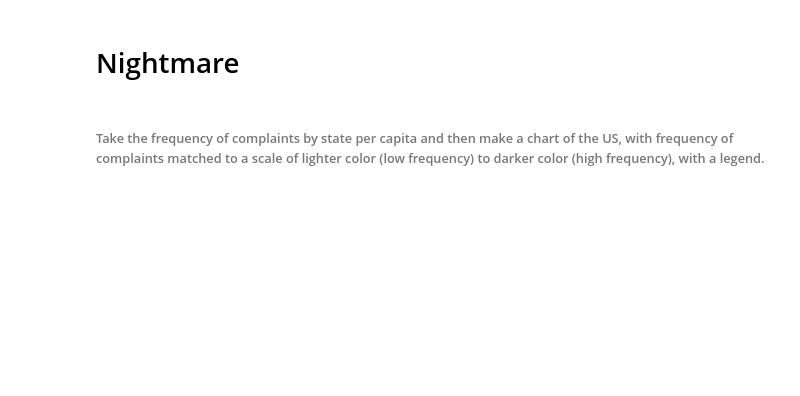
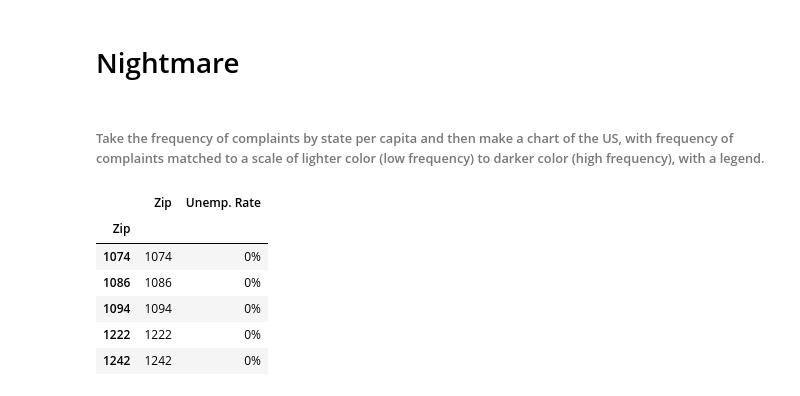
Before and after one commit to tiyd-python-2015-01/consumer-complaints, a Jupyter notebook: consumer_complaints.ipynb, the cells around one changed output. Drawn from its saved outputs; the diff is of its cells as text; code cells hidden in the pictures; blank space fills up the shorter version.

```diff
--- a/consumer_complaints.ipynb
+++ b/consumer_complaints.ipynb
@@ -174,3 +170,15 @@ zip_codes.plot(kind ='box')
 # Nightmare
 # %% [markdown]
 ###### Take the frequency of complaints by state per capita and then make a chart of the US, with frequency of complaints matched to a scale of lighter color (low frequency) to darker color (high frequency), with a legend.
+# %%
+unempl_file = pd.read_csv("unemployed.csv")
+unempl_file.index = unempl_file['Zip']
+unempl_file.head()
+# %% [output]
+|  | Zip | Unemp. Rate |
+| Zip |  |  |
+| 1074 | 1074 | 0% |
+| 1086 | 1086 | 0% |
+| 1094 | 1094 | 0% |
+| 1222 | 1222 | 0% |
+| 1242 | 1242 | 0% |
```
Also changed, not shown: parts of 5 cells of this notebook.
